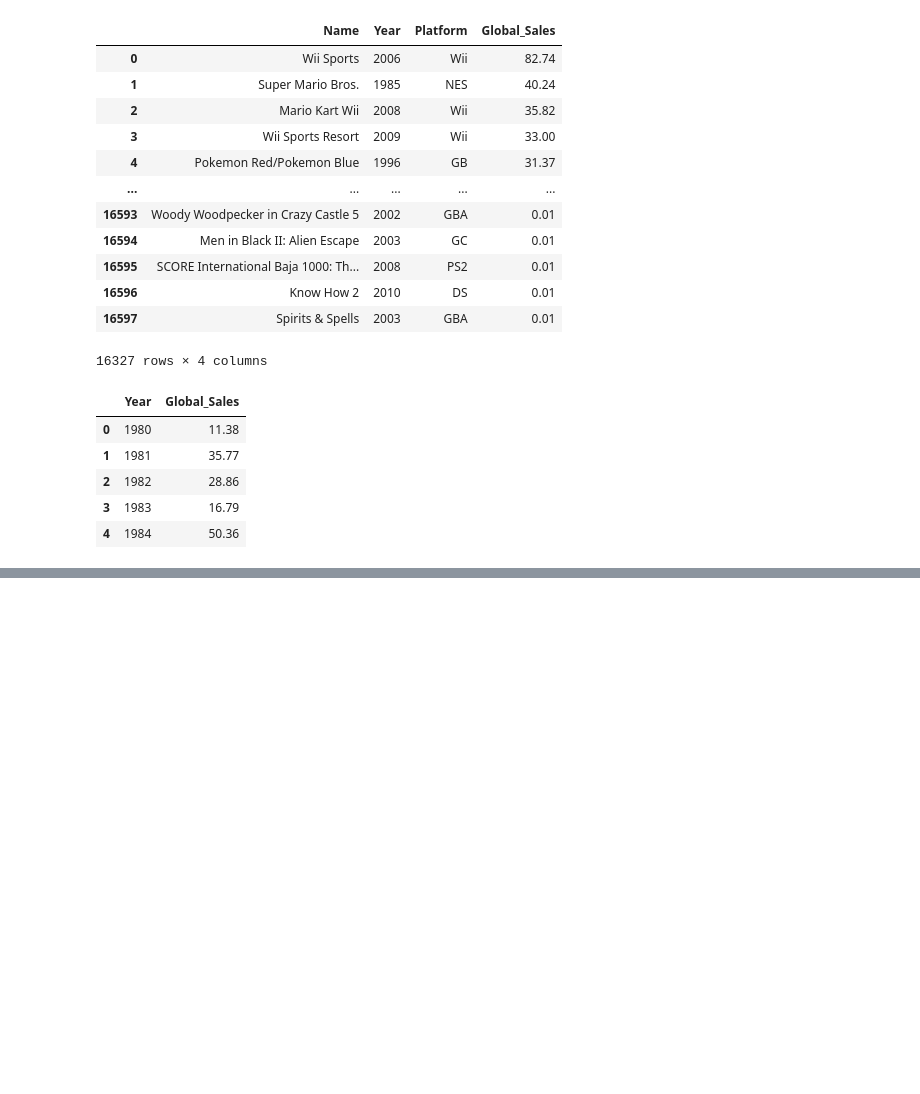
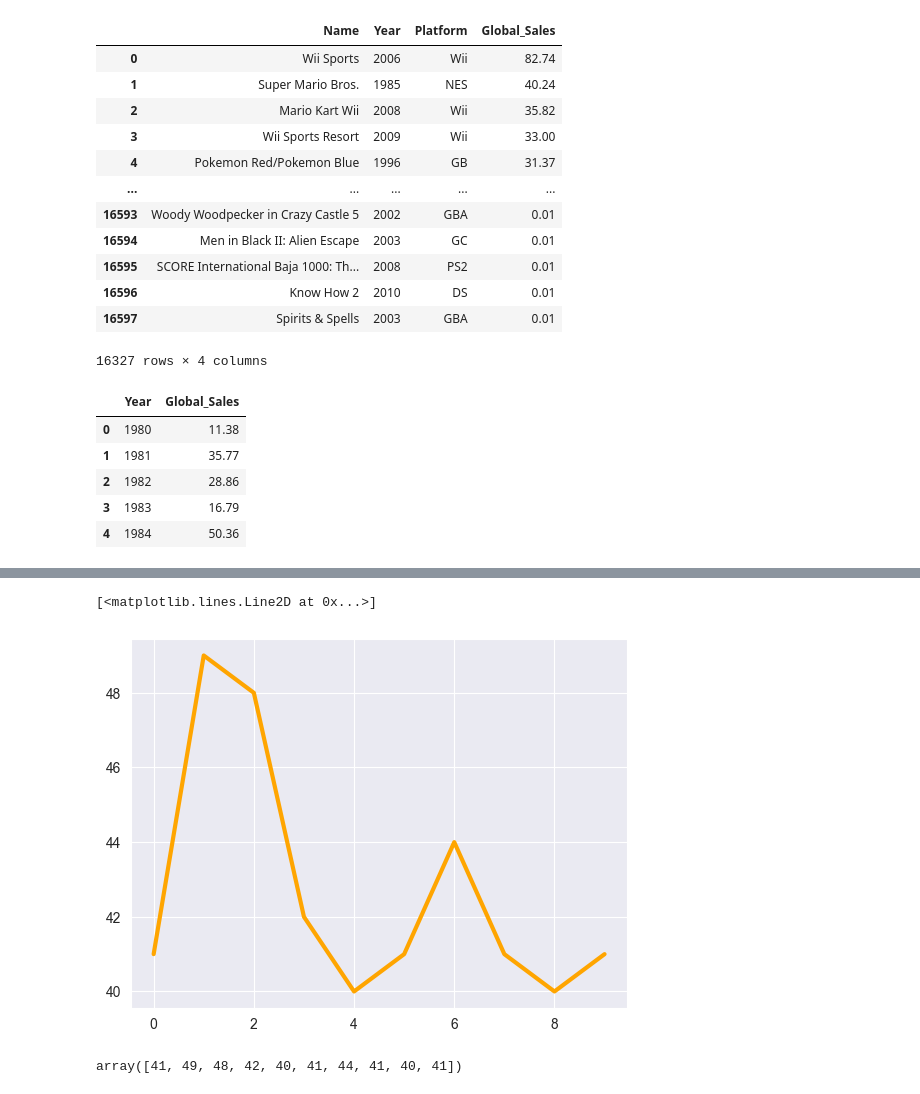
Before and after one commit to rodioniam/study_projects, a Jupyter notebook: visualization/other_charts.ipynb, the cells around one changed output, grey strips where cells are left out. Saved outputs shown, nothing was run; the diff lists cells and outputs as text; code cells hidden in the pictures; blank space fills up the shorter version.

```diff
--- a/visualization/other_charts.ipynb
+++ b/visualization/other_charts.ipynb
@@ -94,0 +117,13 @@ Text(0.5, 1.0, 'Video games sales trend over the years')
+# %%
+import numpy as np
+
+x = np.random.randint(low=40, high=50, size=10)
+
+plt.plot(x, color='orange', linewidth=3)
+# %% [output]
+[<matplotlib.lines.Line2D at 0x...>]
+[figure, added]
+# %%
+x
+# %% [output]
+array([41, 49, 48, 42, 40, 41, 44, 41, 40, 41])
```
Also changed, not shown: parts of 6 cells of this notebook, 2 other files.
